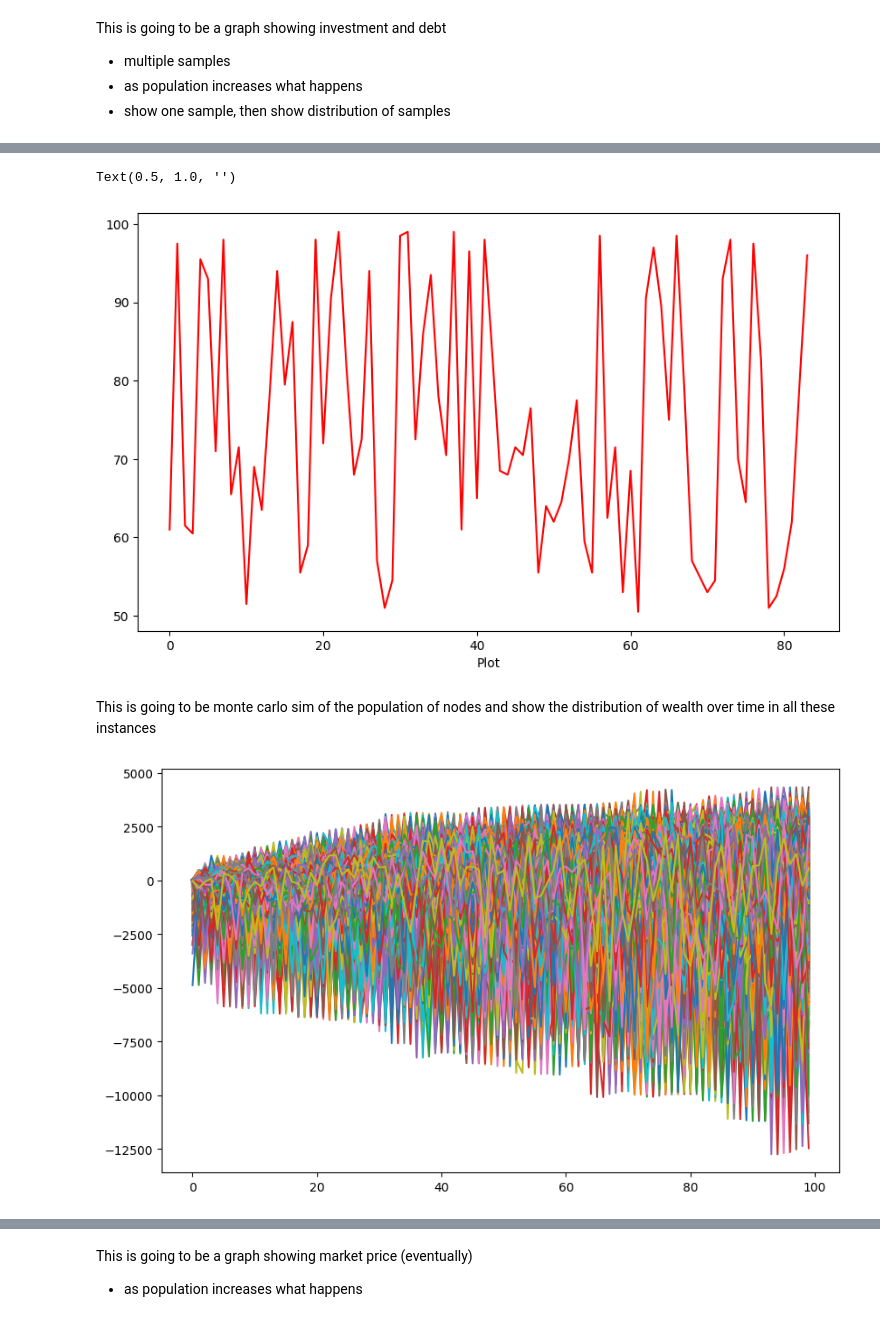
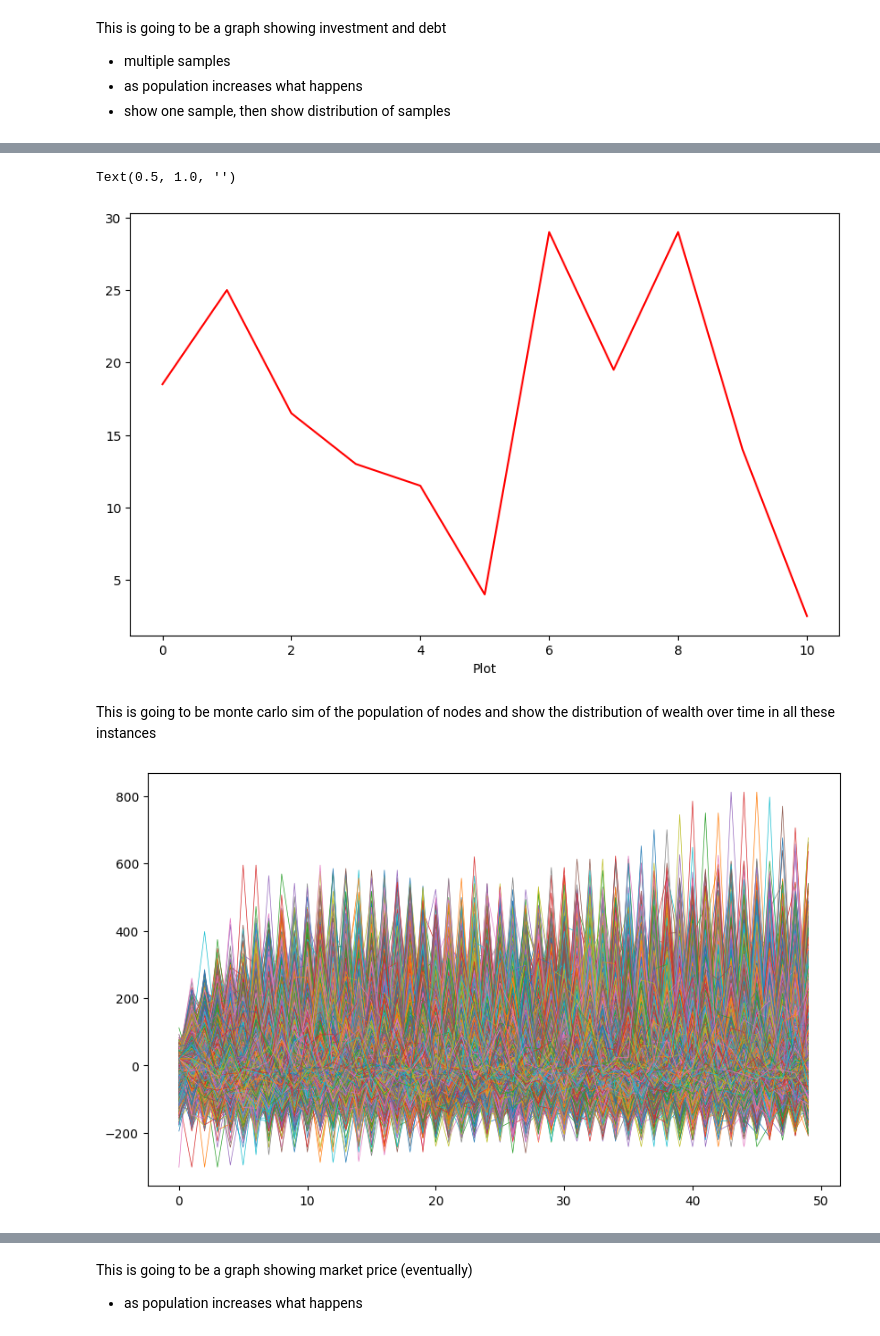
Before and after one commit to Ashuwat/SBIT, a Jupyter notebook: interpretation/sim2/start.ipynb, the cells around one changed output, grey strips where cells are left out. Saved outputs shown, nothing was run; the diff lists cells and outputs as text; code cells hidden in the pictures.

```diff
--- a/interpretation/sim2/start.ipynb
+++ b/interpretation/sim2/start.ipynb
@@ -13,7 +13,7 @@ import os
 import json
 
 # file = "C:\Users\ashut\Documents\GitHub\SBIT\sim2\main.exe"
-jsonFile = "../../sim2/model.json"
+jsonFile = "../../sim2/model_1.json"
 # os.startfile(file)
 
 with open(jsonFile, 'r') as file:
@@ -40,9 +40,9 @@ jsonStuffZScore = jsonStuffZScore[0:100]
 all = all[0:100]
 
 plt.figure(figsize=(10, 6))
-plt.plot(range(len(jsonStuffZScore)), jsonStuffZScore, color='blue')
-plt.plot(range(len(jsonEvenMoreStuff)), jsonEvenMoreStuff, color='red')
-plt.plot(range(len(all)), all, color="green")
+# plt.plot(range(len(jsonStuffZScore)), jsonStuffZScore, color='blue')
+# plt.plot(range(len(jsonEvenMoreStuff)), jsonEvenMoreStuff, color='red')
+# plt.plot(range(len(all)), all, color="green")
 plt.plot(range(len(all)), sorted(all), color="lime")
 plt.plot(range(len(jsonStuffZScore)), sorted(jsonStuffZScore), color="skyblue")
 plt.xlabel('Plot')
@@ -57,17 +73,18 @@ import os
 import json
 
 # file = "C:\Users\ashut\Documents\GitHub\SBIT\sim2\main.exe"
-jsonFile = "../../sim2/model.json"
+jsonFile = "../../sim2/model_1.json"
 # os.startfile(file)
 
-with open(jsonFile, 'r') as file:
+with open(jsonFile, 'r') as file :
     jsonComp = json.load(file)
 
+print(len(jsonStuff))
 jsonStuff = jsonComp["MarketPrices"]
 jsonStuffZScore = []
 
 for i in range(1, len(jsonStuff)):
-    if i % 9999 == 0:
+    if i % 500 == 0:
         jsonStuffZScore.append(jsonStuff[i])
 
 plt.figure(figsize=(10, 6))
@@ -85,7 +103,7 @@ import os
 import json
 
 # file = "C:\Users\ashut\Documents\GitHub\SBIT\sim2\main.exe"
-jsonFile = "../../sim2/model.json"
+jsonFile = "../../sim2/model_1.json"
 # os.startfile(file)
 
 with open(jsonFile, 'r') as file:
@@ -106,32 +124,33 @@ plt.ylabel('')
 plt.title('')
 # %% [output]
 Text(0.5, 1.0, '')
-[figure, old version]
+[figure, new version]
 # %% [markdown]
 This is going to be monte carlo sim of the population of nodes and show the distribution of wealth over time in all these instances
 # %%
 import math
 import matplotlib.pyplot as plt
+import json
 
-jsonFile = "../../sim2/model.json"
+jsonFile = "../../sim2/model_1.json"
 
 with open(jsonFile, "r") as file:
     jsonFile = json.load(file)
 
 plt.figure(figsize=(10,6))
 
-indexes_1 = [x for x in range(100)]
+indexes_1 = [x for x in range(50)]
 investments = jsonFile["Agg_Node_Investments"]
 
-for i in range(len(investments)):
+for key in investments:
     x = []
-    for j in range(100):
-        x.append(investments[f"{i}"][j])
-    plt.plot(indexes_1, x)
+    for j in range(len(indexes_1)):
+        x.append(investments[key][j])
+    plt.plot(indexes_1, x, linewidth=0.5)
 
 plt.show()
 # %% [output]
-[figure, old version]
+[figure, new version]
 # %%
 shares = jsonFile["Agg_Node_Shares"]
 
```
Also changed, not shown: parts of 8 cells of this notebook, 10 other files.
